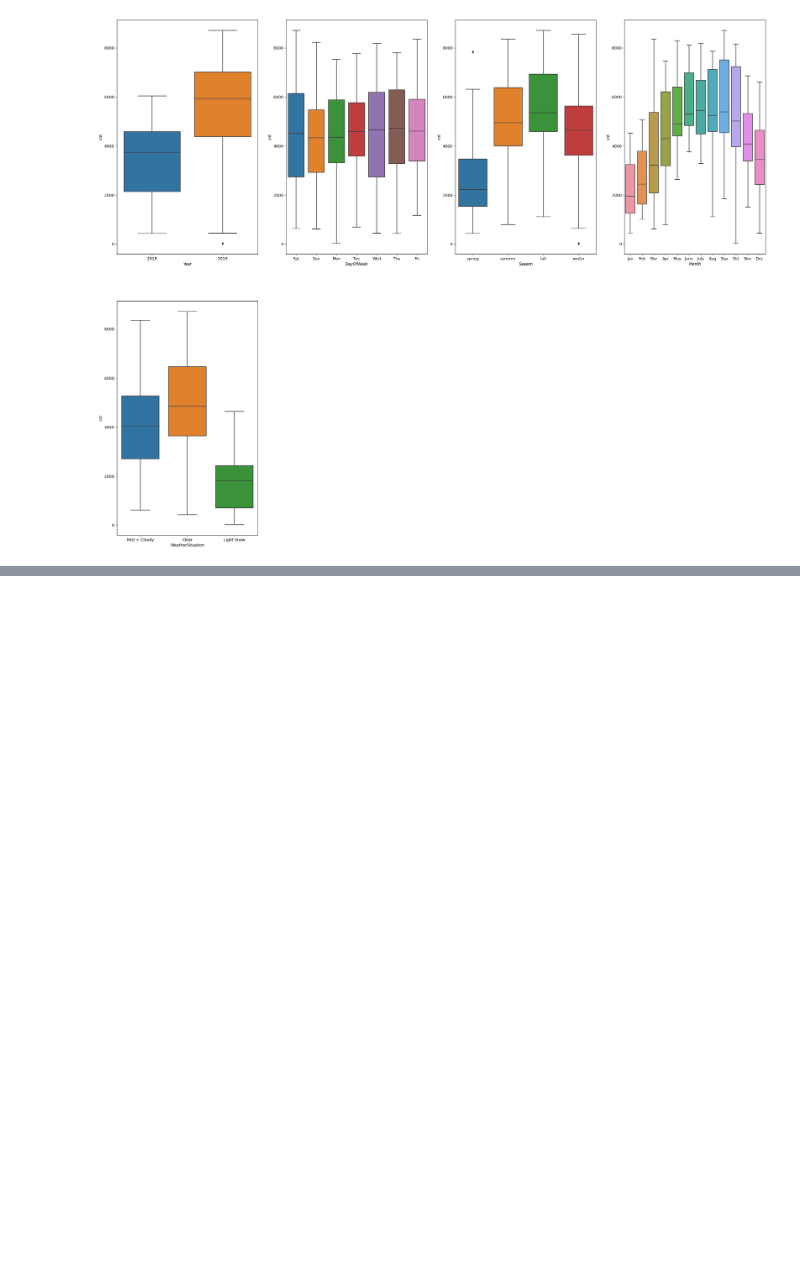
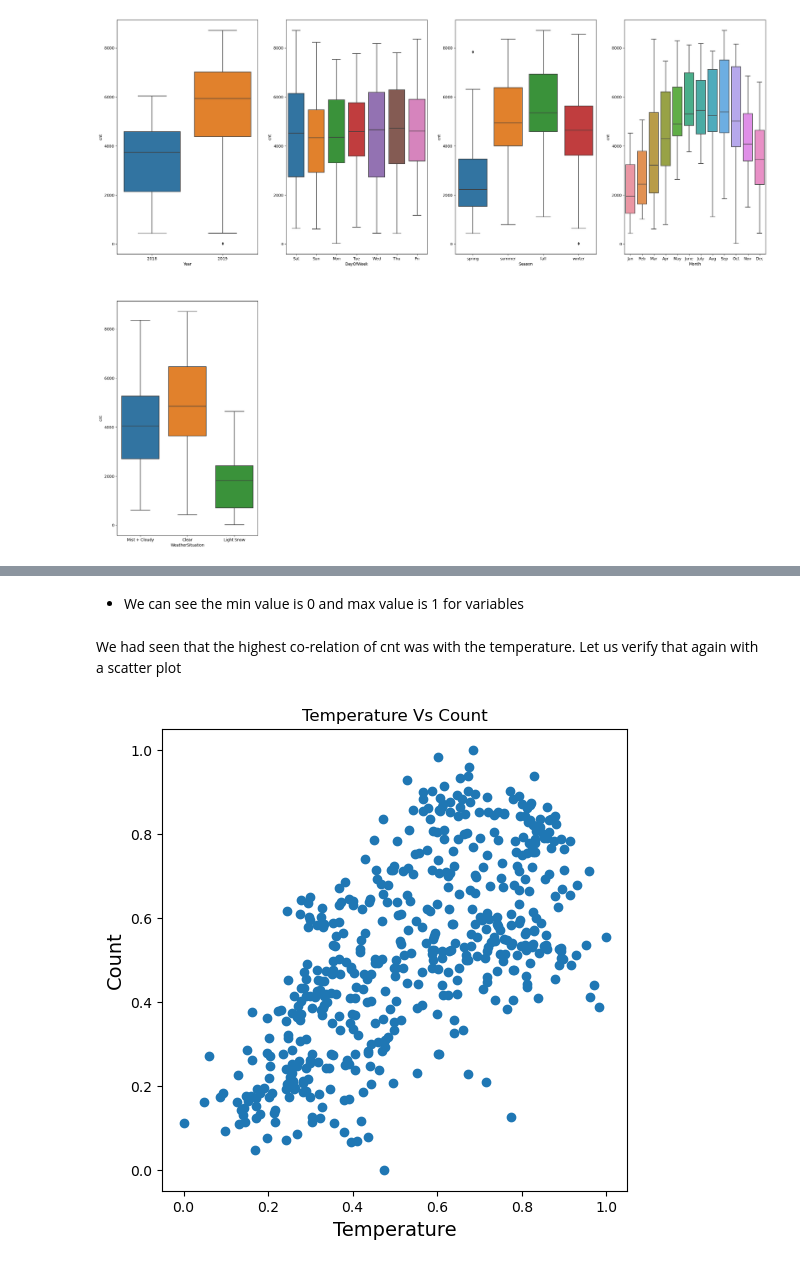
Before and after one commit to vivekbabu/Boombikes-Multi-Linear-Regression, a Jupyter notebook: Boombikes-Multi-Linear-Regression.ipynb, the cells around one changed output, grey strips where cells are left out. Saved outputs shown, nothing was run; the diff lists cells and outputs as text; code cells hidden in the pictures; blank space fills up the shorter version.

```diff
--- a/Boombikes-Multi-Linear-Regression.ipynb
+++ b/Boombikes-Multi-Linear-Regression.ipynb
@@ -349,0 +348,13 @@ day_csv_train.describe()
+# %% [markdown]
+- We can see the min value is 0 and max value is 1 for variables
+# %% [markdown]
+We had seen that the highest co-relation of cnt was with the temperature. Let us verify that again with a scatter plot
+# %%
+plt.figure(figsize=[6,6])
+plt.scatter(day_csv_train.temp, day_csv_train.cnt)
+plt.title('Temperature Vs Count')
+plt.xlabel('Temperature', fontsize = 14)
+plt.ylabel('Count', fontsize = 14)
+plt.show()
+# %% [output]
+[figure, added]
```
Also changed, not shown: parts of 110 cells of this notebook.
